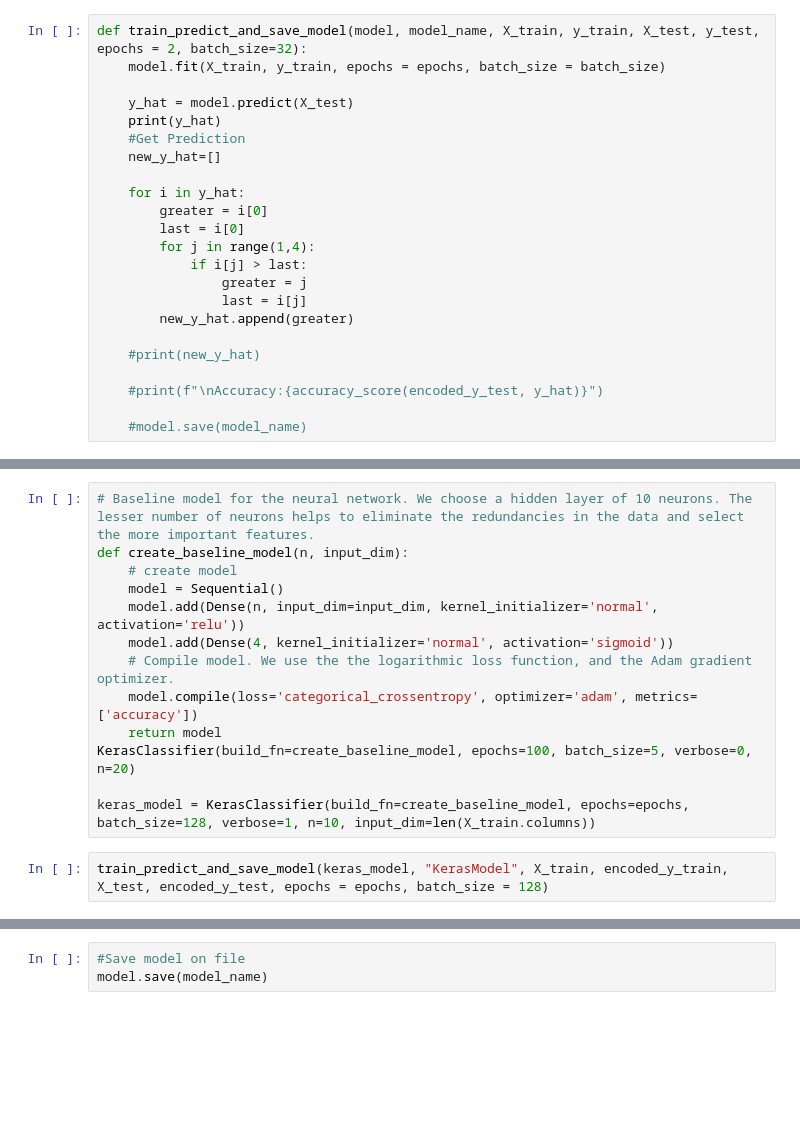
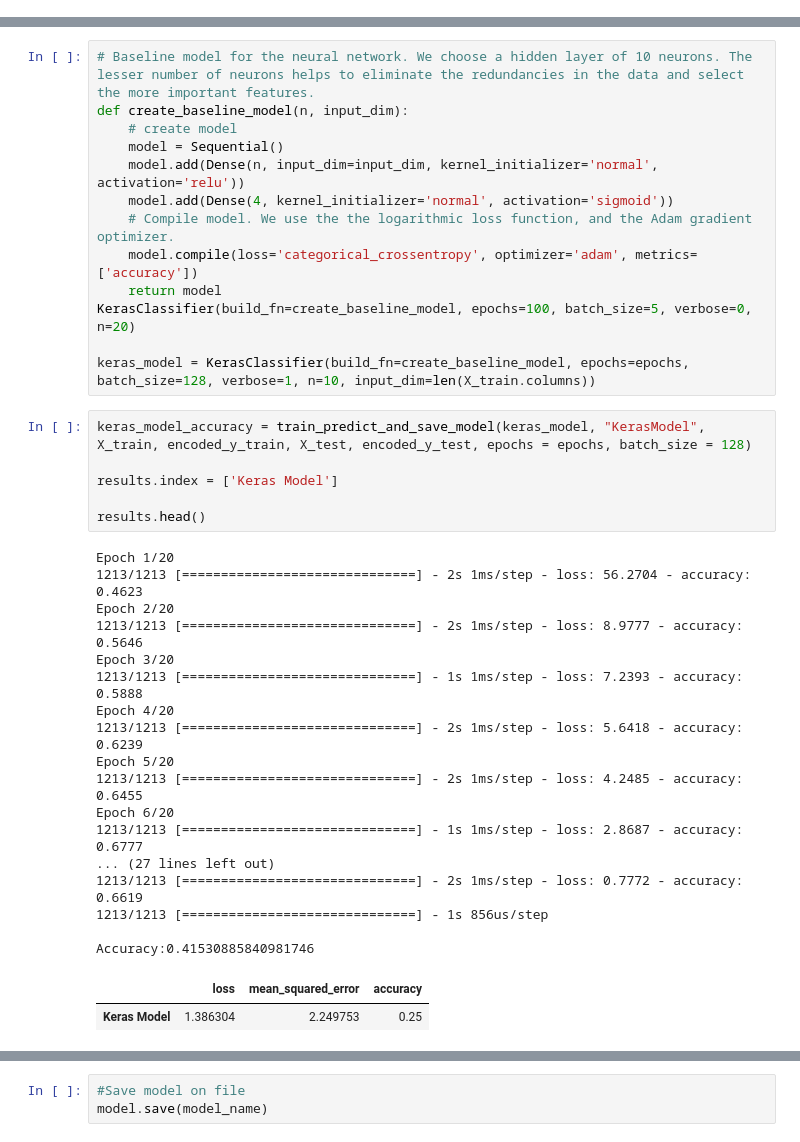
Before and after one commit to VascoRegal/ML-cybersecurity, a Jupyter notebook: main.ipynb, the cells around one changed output, grey strips where cells are left out. Saved outputs shown, nothing was run; the diff lists cells and outputs as text; blank space fills up the shorter version.

```diff
--- a/main.ipynb
+++ b/main.ipynb
@@ -400,26 +401,3 @@ from sklearn.preprocessing import LabelEncoder
 encoder = LabelEncoder()
 encoded_y_train = encoder.fit_transform(y_train)
 encoded_y_test = encoder.fit_transform(y_test)
-# %%
-def train_predict_and_save_model(model, model_name, X_train, y_train, X_test, y_test, epochs = 2, batch_size=32):
-    model.fit(X_train, y_train, epochs = epochs, batch_size = batch_size)
-
-    y_hat = model.predict(X_test)
-    print(y_hat)
-    #Get Prediction
-    new_y_hat=[]
-
-    for i in y_hat:
-        greater = i[0]
-        last = i[0]
-        for j in range(1,4):
-            if i[j] > last:
-                greater = j
-                last = i[j]
-        new_y_hat.append(greater)
-
-    #print(new_y_hat)
-
-    #print(f"\nAccuracy:{accuracy_score(encoded_y_test, y_hat)}")
-
-    #model.save(model_name)
@@ -452,4 +489,28 @@ KerasClassifier(build_fn=create_baseline_model, epochs=100, batch_size=5, verbos
 
 keras_model = KerasClassifier(build_fn=create_baseline_model, epochs=epochs, batch_size=128, verbose=1, n=10, input_dim=len(X_train.columns))
 # %%
-train_predict_and_save_model(keras_model, "KerasModel", X_train, encoded_y_train, X_test, encoded_y_test, epochs = epochs, batch_size = 128)
+keras_model_accuracy = train_predict_and_save_model(keras_model, "KerasModel", X_train, encoded_y_train, X_test, encoded_y_test, epochs = epochs, batch_size = 128)
+
+results.index = ['Keras Model']
+
+results.head()
+# %% [output]
+Epoch 1/20
+1213/1213 [==============================] - 2s 1ms/step - loss: 56.2704 - accuracy: 0.4623
+Epoch 2/20
+1213/1213 [==============================] - 2s 1ms/step - loss: 8.9777 - accuracy: 0.5646
+Epoch 3/20
+1213/1213 [==============================] - 1s 1ms/step - loss: 7.2393 - accuracy: 0.5888
+Epoch 4/20
+1213/1213 [==============================] - 2s 1ms/step - loss: 5.6418 - accuracy: 0.6239
+Epoch 5/20
+1213/1213 [==============================] - 2s 1ms/step - loss: 4.2485 - accuracy: 0.6455
+Epoch 6/20
+1213/1213 [==============================] - 1s 1ms/step - loss: 2.8687 - accuracy: 0.6777
+... (27 lines left out)
+1213/1213 [==============================] - 2s 1ms/step - loss: 0.7772 - accuracy: 0.6619
+1213/1213 [==============================] - 1s 856us/step
+
+Accuracy:0.41530885840981746
+|  | loss | mean_squared_error | accuracy |
+| Keras Model | 1.386304 | 2.249753 | 0.25 |
```
Also changed, not shown: parts of 10 cells of this notebook.
